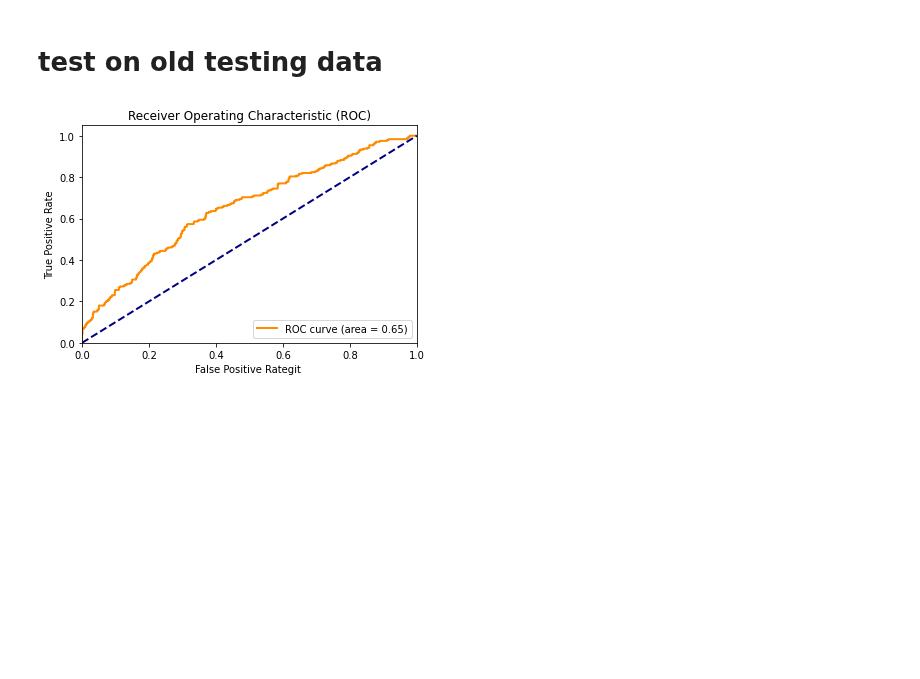
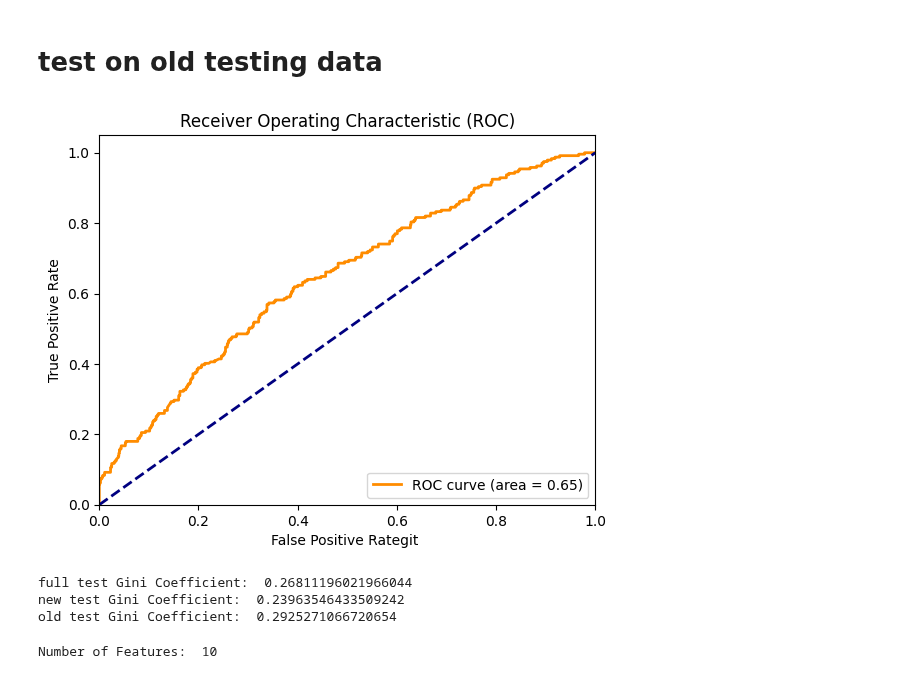
Before and after one commit to yihonghhe/Project_Credibly, a Jupyter notebook: baseline_modeling.ipynb, the cells around one changed output. Cells and saved outputs as stored; diff of their text form; code cells hidden in the pictures; blank space fills up the shorter version.

```diff
--- a/baseline_modeling.ipynb
+++ b/baseline_modeling.ipynb
@@ -184,24 +183,46 @@ plt.show()
 # %%
 # AUC
 from sklearn.metrics import roc_curve, auc
 
 # best_clf.fit(X_train_new, y_train)
 
 # Predict on validation set
 y_pred = best_clf.predict_proba(X_val_old)[:, 1]
 fpr, tpr, thresholds = roc_curve(y_val_old, y_pred)
-roc_auc = auc(fpr, tpr)
+roc_auc_oldtest = auc(fpr, tpr)
 plt.figure()
-plt.plot(fpr, tpr, color='darkorange', lw=2, label='ROC curve (area = %0.2f)' % roc_auc)
+plt.plot(fpr, tpr, color='darkorange', lw=2, label='ROC curve (area = %0.2f)' % roc_auc_oldtest)
 plt.plot([0, 1], [0, 1], color='navy', lw=2, linestyle='--')
 plt.xlim([0.0, 1.0])
 plt.ylim([0.0, 1.05])
 plt.xlabel('False Positive Rategit ')
 plt.ylabel('True Positive Rate')
 plt.title('Receiver Operating Characteristic (ROC)')
 plt.legend(loc="lower right")
 plt.savefig('./images/baseline_result.jpg')
 
 plt.show()
 # %% [output]
-[figure, old version]
+[figure, new version]
+# %%
+# Calculate Gini coefficient
+gini_coefficient = 2 * roc_auc_fulltest - 1
+print("full test Gini Coefficient: ", gini_coefficient)
+
+# Calculate Gini coefficient
+gini_coefficient = 2 * roc_auc_newtest - 1
+print("new test Gini Coefficient: ", gini_coefficient)
+
+# Calculate Gini coefficient
+gini_coefficient = 2 * roc_auc_oldtest - 1
+print("old test Gini Coefficient: ", gini_coefficient)
+# %% [output]
+full test Gini Coefficient:  0.26811196021966044
+new test Gini Coefficient:  0.23963546433509242
+old test Gini Coefficient:  0.2925271066720654
+# %%
+# Calculate numbers of features for stage-2
+num_features = X_train.shape[1]
+print("Number of Features: ", num_features)
+# %% [output]
+Number of Features:  10
```
Also changed, not shown: parts of 5 cells of this notebook, 6 other files.
